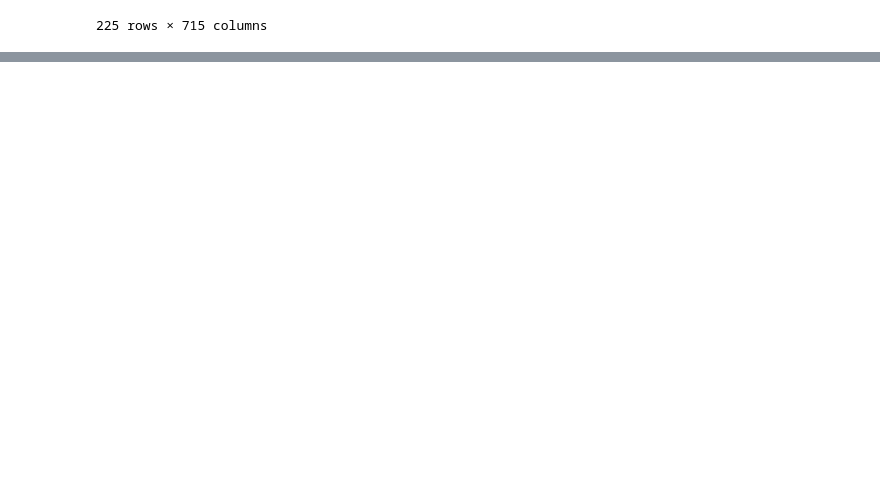
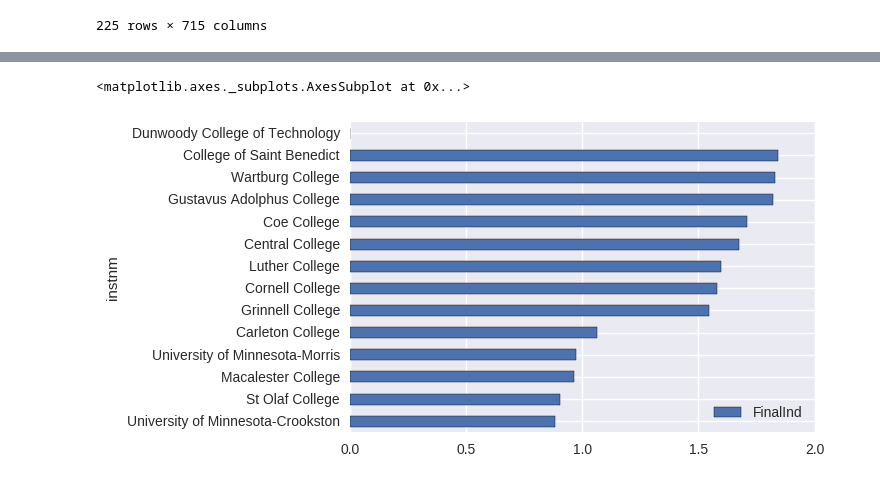
Before and after one commit to LutherCSMiller/college_access_idx-imoewi01, a Jupyter notebook: ipeds.ipynb, the cells around one changed output, grey strips where cells are left out. Drawn from its saved outputs; the diff is of its cells as text; code cells hidden in the pictures; blank space fills up the shorter version.

```diff
--- a/ipeds.ipynb
+++ b/ipeds.ipynb
@@ -178,0 +270,6 @@ Chart(final).mark_bar().encode(
+# %%
+val = first[['tot']].sum()/len(first[['tot']])
+first['Ind1'] = first[['tot']]/val
+# %%
+final_values = pd.merge(first,final,left_on='instnm',right_on='INSTNM')
+final_values
@@ -178,0 +293,9 @@ Chart(final).mark_bar().encode(
+# %%
+final_values['FinalInd'] = final_values['Ind1']*final_values['Ind2_y']
+# %%
+plotprep = final_values.sort_values('FinalInd')
+# %%
+plotprep.plot(kind='barh',x='instnm',y='FinalInd')
+# %% [output]
+<matplotlib.axes._subplots.AxesSubplot at 0x...>
+[figure, added]
```
Also changed, not shown: parts of 16 cells of this notebook, 3 other files.
